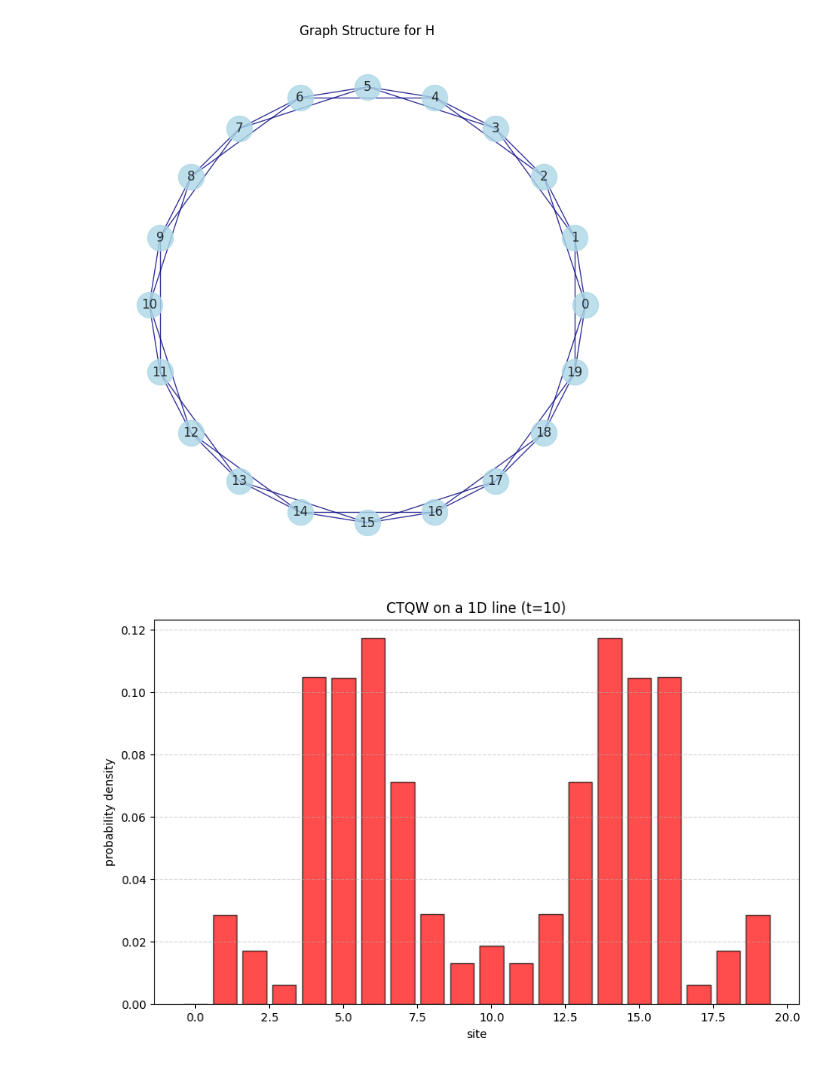
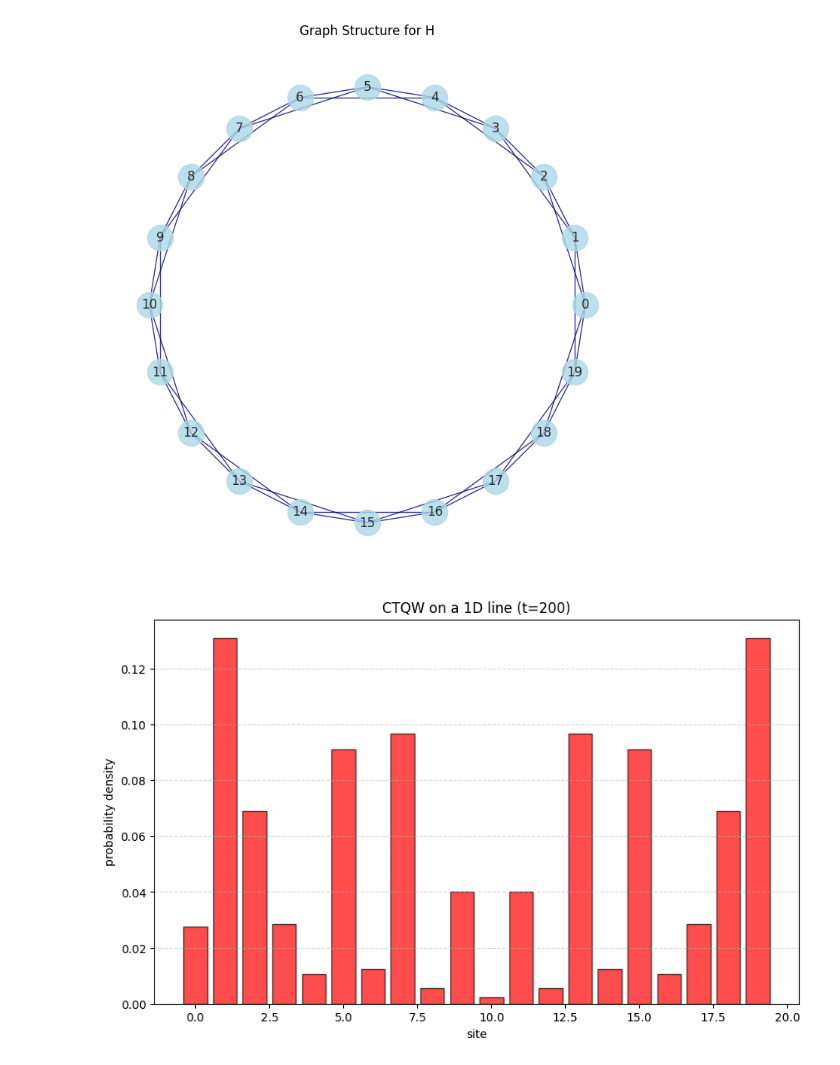
Before and after one commit to Carini108/thesis_PBC, a Jupyter notebook: Desktop/tesi_PBC/test_Strobo_QW_ring_neighbors.ipynb, the cells around one changed output. Cells and saved outputs as stored; diff of their text form; code cells hidden in the pictures.

Commit message:
Added monitoring of the probability on site N/2 (even ring N=10).

```diff
--- a/Desktop/tesi_PBC/test_Strobo_QW_ring_neighbors.ipynb
+++ b/Desktop/tesi_PBC/test_Strobo_QW_ring_neighbors.ipynb
@@ -65,7 +65,7 @@ def plot_graph_from_Hamiltonian(matrix):
 # 1. define parameters for a qw on a line
 ##########################################
 num_sites = 20
-t = 10 # duration of the evolution
+t = 200 # duration of the evolution
 # couplings and constants relevant to H
 # decay_constant = 0.0
 on_site_energy = 0.0
@@ -96,7 +96,7 @@ print(L)
 ##########################################
 
 psi_0 = np.zeros(num_sites, dtype=complex)
-psi_0[0] = 1.0 # start at the very center
+psi_0[0] = 1.0 # start at node 0
 
 ##########################################
 # 4. time evolution (time-indep. H) + PVM
@@ -104,15 +104,31 @@ psi_0[0] = 1.0 # start at the very center
 gamma = 1.0 # hopping rate
 H = gamma * L
 plot_graph_from_Hamiltonian(L)
-interval = 0.7 # measure once every (interval)
+interval = 0.1 # time interval
 U = expm(-1j * H * interval) # evolution time step
 
 time = 0.0 # initialize evolution
 psi_step = psi_0 # initialize state by copying initial condition
+
+target_site = num_sites // 2 # track the other end of the ring
+time_points = [time]
+target_probs = [np.abs(psi_step[target_site])**2]
+
+tau = 0.2 # PVM once every tau
+steps_for_tau = int(round(tau / interval))
+print(f'steps for tau = {steps_for_tau}')
+step_counter = 0 # initialize
+
+
 while(time<t):
     time += interval
-    psi_step = np.dot(U,psi_step) # free evolution - UNITARY
-    psi_step = on_site_PVM(psi_step, int(0)) # measurement step
+    step_counter += 1
+    psi_step = np.dot(U,psi_step) # free evolution - UNITARY step
+    if (step_counter % steps_for_tau == 0):
+        psi_step = on_site_PVM(psi_step, int(num_sites/2)) # measurement step
+        print(f"measuring at time = {time}")
+    time_points.append(time)
+    target_probs.append(np.abs(psi_step[target_site])**2)
 
 
 ##########################################
@@ -134,9 +150,21 @@ plt.ylabel("probability density")
 plt.grid(axis='y', linestyle='--',alpha=0.5)
 plt.show()
 
+##########################################
+# 7. plot
+##########################################
+plt.figure(figsize=(10,6))
+plt.plot(time_points, target_probs, color='purple', linewidth=2, label=f'site {target_site}' )
+plt.xlabel("time")
+plt.ylabel(r"$|\langle N/2 | \psi(t) \rangle|^2$")
+plt.grid(True, linestyle='--', alpha=0.5)
+plt.legend()
+plt.tight_layout()
+plt.show()
+
 
 ##########################################
-# USEFUL PARAMETERS
+# USEFUL NOTES
 ##########################################
 # interval = 0.01 to recover zeno effect
 # %% [output]
@@ -160,2 +188,2 @@ Walker is NOT at site 0.
 [figure]
-[figure, old version]
+[figure, new version]
```
Also changed, not shown: parts of 1 cell of this notebook, 1 other file.
